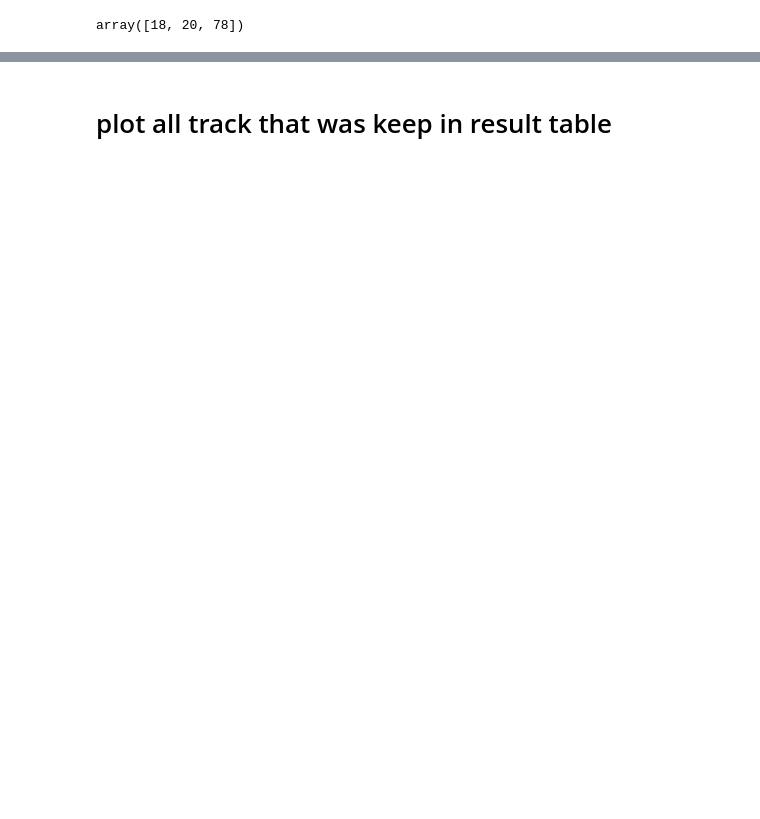
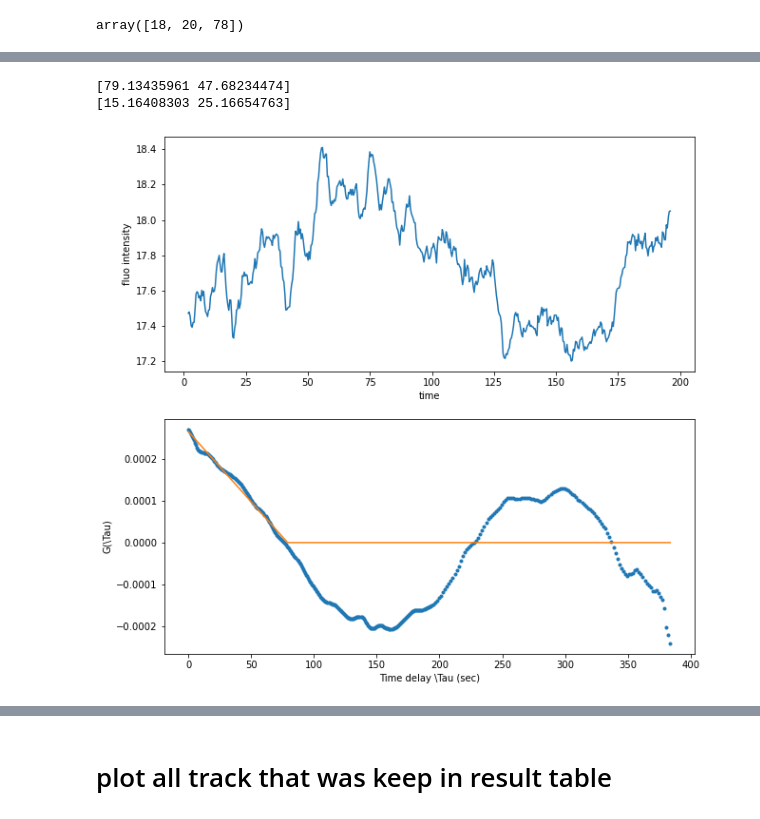
Before and after one commit to sophietheis/KineticAnalysis, a Jupyter notebook: notebook/Analyse_kinetic_tatabox.ipynb, the cells around one changed output, grey strips where cells are left out. Drawn from its saved outputs; the diff is of its cells as text; code cells hidden in the pictures; blank space fills up the shorter version.

```diff
--- a/notebook/Analyse_kinetic_tatabox.ipynb
+++ b/notebook/Analyse_kinetic_tatabox.ipynb
@@ -97,0 +129,36 @@ fig.set_size_inches((10,10))
+# %%
+fig, ax = plt.subplots(2,1)
+ax[0].plot(x_gliss,y_gliss)
+ax[0].set_xlabel("time")
+ax[0].set_ylabel("fluo intensity")
+
+mm = int(len(y_gliss)/2-1)
+if (mm%2)==0:
+    autocor = multipletau.autocorrelate(y_gliss,
+                                    m=mm,
+                                    deltat=DELTA_T,
+                                    normalize=True)
+else:
+    autocor = multipletau.autocorrelate(y_gliss,
+                                    m=mm+1,
+                                    deltat=DELTA_T,
+                                    normalize=True)
+
+
+
+popt, pcov = optimize.curve_fit(func_,
+                            autocor.flatten()[0::2],
+                            autocor.flatten()[1::2],
+                            method='lm' )
+
+print(popt)
+print(1200/popt)
+ax[1].plot(autocor.flatten()[0::2], autocor.flatten()[1::2], '.')
+ax[1].plot(autocor.flatten()[0::2], func_(autocor.flatten()[0::2], *popt) )
+ax[1].set_xlabel("Time delay \Tau (sec)")
+ax[1].set_ylabel("G(\Tau)")
+fig.set_size_inches((10,10))
+# %% [output]
+[79.13435961 47.68234474]
+[15.16408303 25.16654763]
+[figure, added]
```
Also changed, not shown: parts of 19 cells of this notebook, 2 other files.
